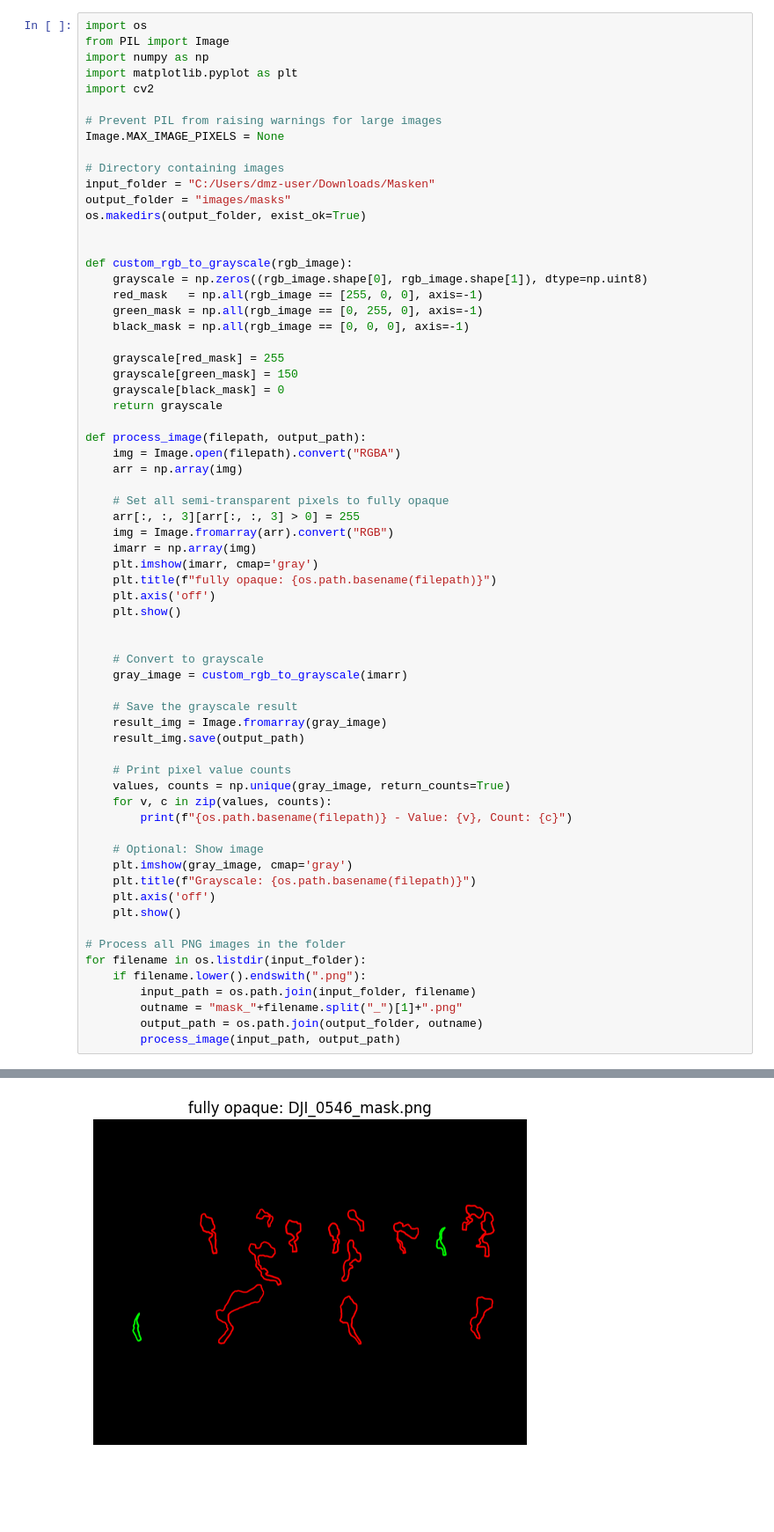
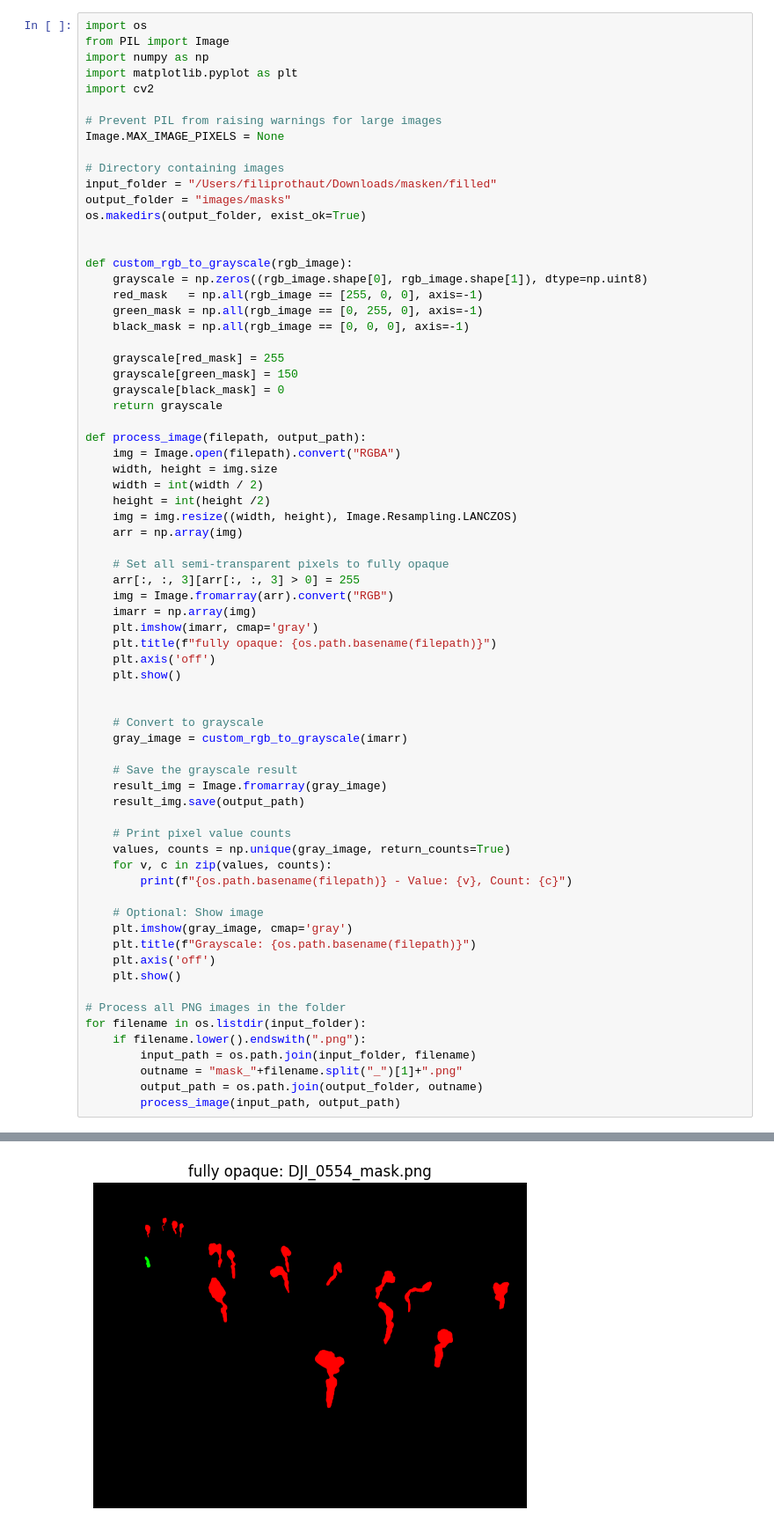
Before and after one commit to frothaut/thesis, a Jupyter notebook: masks.ipynb, the cells around one changed output, grey strips where cells are left out. Shown: that part at 88% size. Saved outputs shown, nothing was run; the diff lists cells and outputs as text; blank space fills up the shorter version.

```diff
--- a/masks.ipynb
+++ b/masks.ipynb
@@ -12,7 +79,7 @@ import cv2
 Image.MAX_IMAGE_PIXELS = None
 
 # Directory containing images
-input_folder = "C:/Users/dmz-user/Downloads/Masken"
+input_folder = "/Users/filiprothaut/Downloads/masken/filled"
 output_folder = "images/masks"
 os.makedirs(output_folder, exist_ok=True)
 
@@ -30,6 +97,10 @@ def custom_rgb_to_grayscale(rgb_image):
 
 def process_image(filepath, output_path):
     img = Image.open(filepath).convert("RGBA")
+    width, height = img.size
+    width = int(width / 2)
+    height = int(height /2)
+    img = img.resize((width, height), Image.Resampling.LANCZOS)
     arr = np.array(img)
 
     # Set all semi-transparent pixels to fully opaque
@@ -75 +147 @@ DJI_0545_mask.png - Value: 255, Count: 2601649
-[figure, old version]
+[figure, new version]
```
Also changed, not shown: parts of 2 cells of this notebook, 2 other files.
